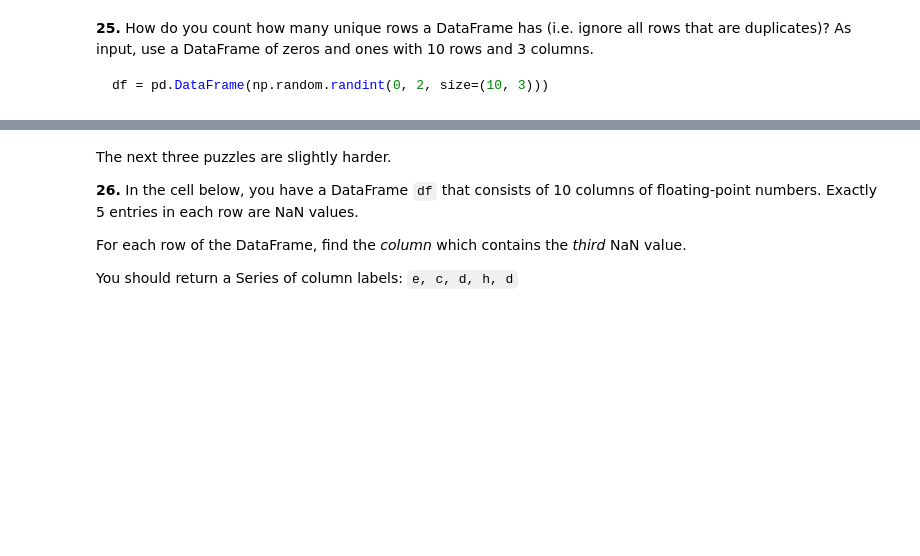
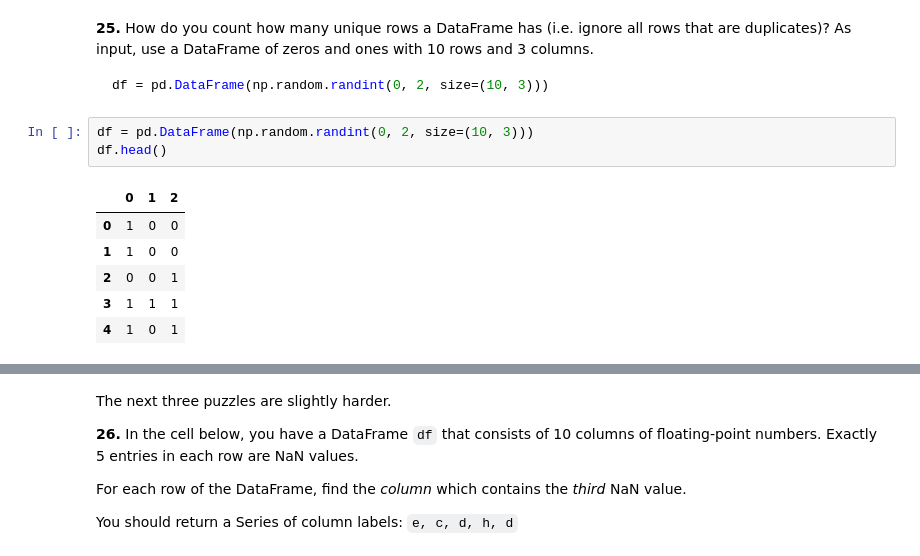
Before and after one commit to NicoCeresa/100-pandas-puzzles, a Jupyter notebook: 100-pandas-puzzles.ipynb, the cells around one changed output, grey strips where cells are left out. Cells and saved outputs as stored; diff of their text form; blank space fills up the shorter version.

````diff
--- a/100-pandas-puzzles.ipynb
+++ b/100-pandas-puzzles.ipynb
@@ -379,3 +394,13 @@ Which column of numbers has the smallest sum?  Return that column's label.
 ```python
 df = pd.DataFrame(np.random.randint(0, 2, size=(10, 3)))
 ```
+# %%
+df = pd.DataFrame(np.random.randint(0, 2, size=(10, 3)))
+df.head()
+# %% [output]
+|  | 0 | 1 | 2 |
+| 0 | 1 | 0 | 0 |
+| 1 | 1 | 0 | 0 |
+| 2 | 0 | 0 | 1 |
+| 3 | 1 | 1 | 1 |
+| 4 | 1 | 0 | 1 |
````
Also changed, not shown: parts of 3 cells of this notebook.
